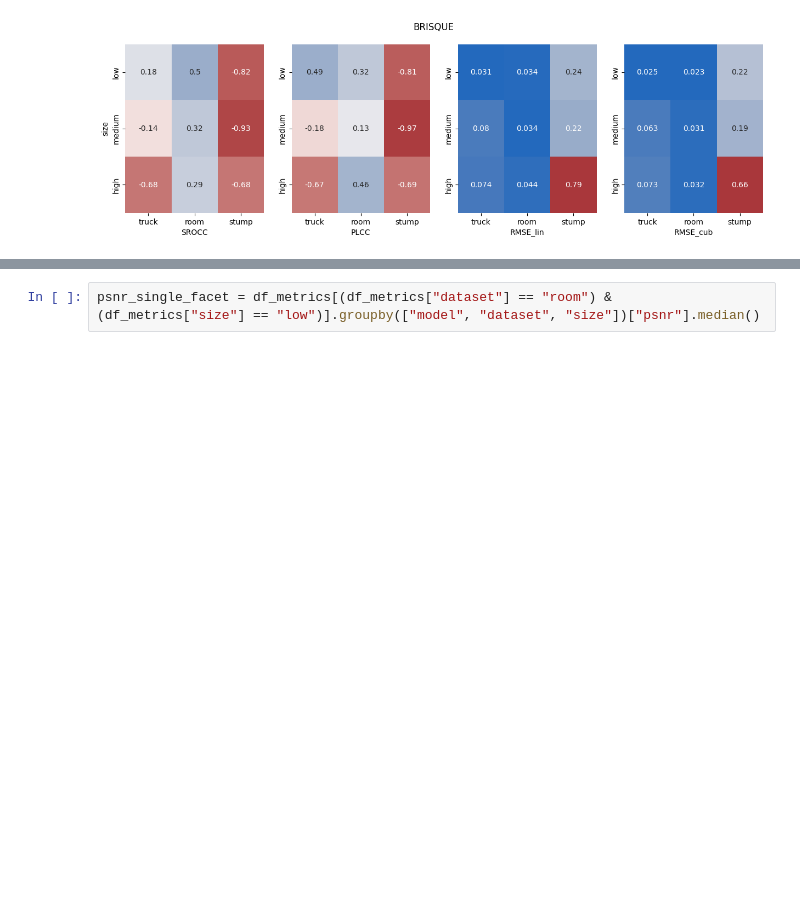
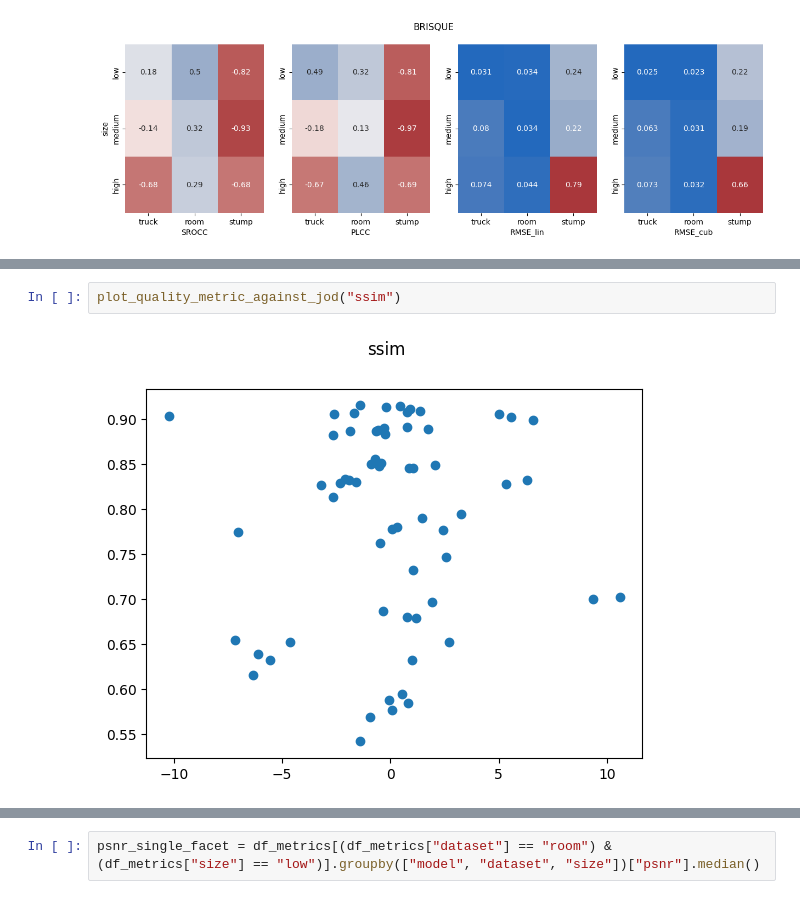
Before and after one commit to PaulErpen/final-data-analysis, a Jupyter notebook: joint-data-analysis.ipynb, the cells around one changed output, grey strips where cells are left out. Cells and saved outputs as stored; diff of their text form; blank space fills up the shorter version.

```diff
--- a/joint-data-analysis.ipynb
+++ b/joint-data-analysis.ipynb
@@ -231,0 +309,4 @@ plot_heatmap_for_metrics(df_brisque, "BRISQUE")
+# %%
+plot_quality_metric_against_jod("ssim")
+# %% [output]
+[figure, added]
```
Also changed, not shown: parts of 17 cells of this notebook.
